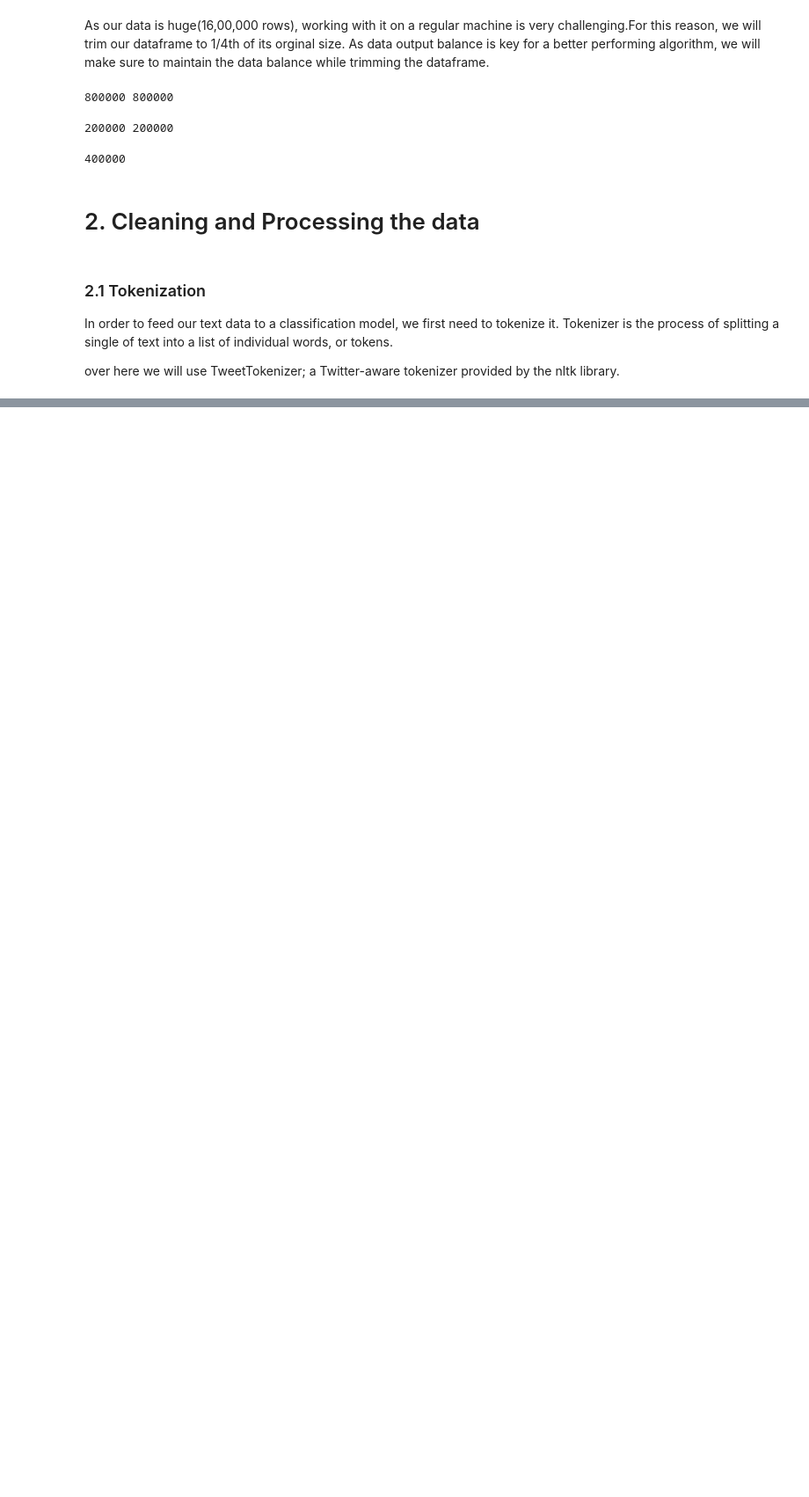
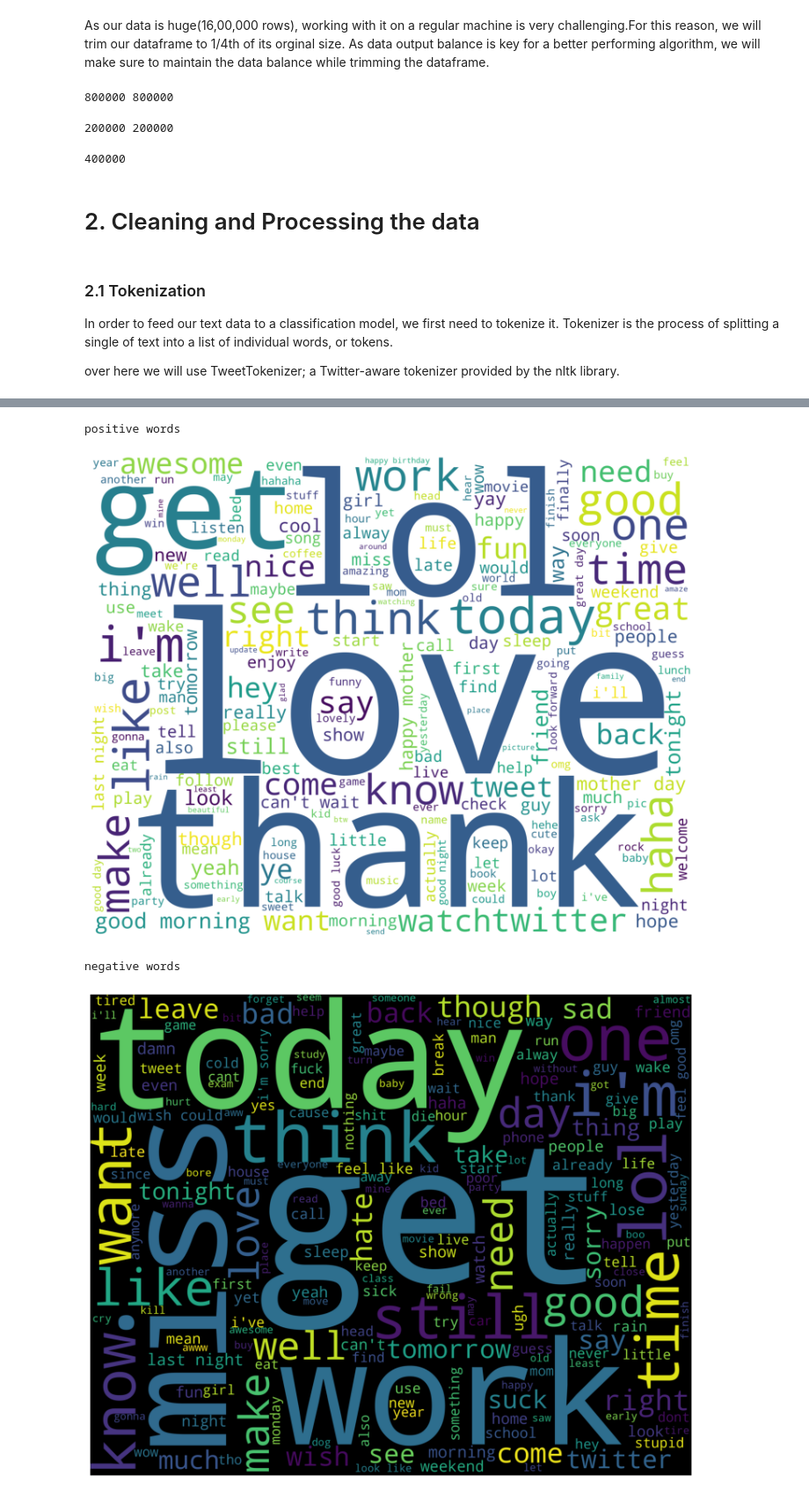
Before and after one commit to srv-sh/TwitterSentimentAnalysis, a Jupyter notebook: SentimentClassificarion.ipynb, the cells around one changed output, grey strips where cells are left out. Shown at 88% size. Cells and saved outputs as stored; diff of their text form; code cells hidden in the pictures; blank space fills up the shorter version.

Commit message:
Data clean and prepare for prediction

```diff
--- a/SentimentClassificarion.ipynb
+++ b/SentimentClassificarion.ipynb
@@ -130,0 +281,38 @@ X
+# %%
+#!pip install wordcloud
+from wordcloud import WordCloud , STOPWORDS
+
+start_time = time()
+
+positive_words =[]
+negative_words =[]
+
+#separating out positive and negative words (i.e., words appearing in negative and positive tweets)
+#in order to visualize each set of words independently
+
+for i in range(len(cleaned_tokens_list)):
+    if cleaned_tokens_list[i][1] == 1:
+        positive_words.extend(cleaned_tokens_list[i][0])
+    else:
+        negative_words.extend(cleaned_tokens_list[i][0])
+
+#Defining our word cloud drawing function
+def word_cloud_draw(data, color = 'black'):
+    wordcloud = WordCloud(stopwords = STOP_WORDS,
+                         background_color = color,
+                         width = 2500,
+                         height = 2000).generate(' '.join(data))
+    plt.figure(1, figsize= (13,13))
+    plt.imshow(wordcloud)
+    plt.axis('off')
+    plt.show()
+
+print("positive words")
+word_cloud_draw(positive_words, 'white')
+print("negative words")
+word_cloud_draw(negative_words , "black")
+# %% [output]
+positive words
+[figure, added]
+negative words
+[figure, added]
```
Also changed, not shown: parts of 11 cells of this notebook.
